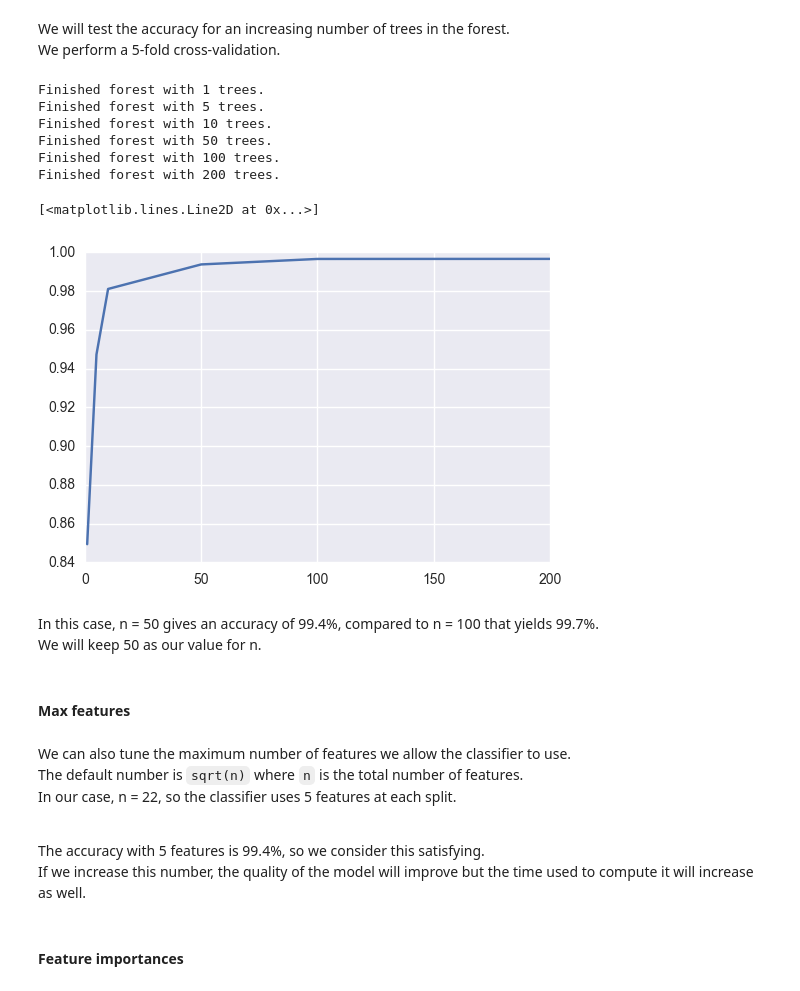
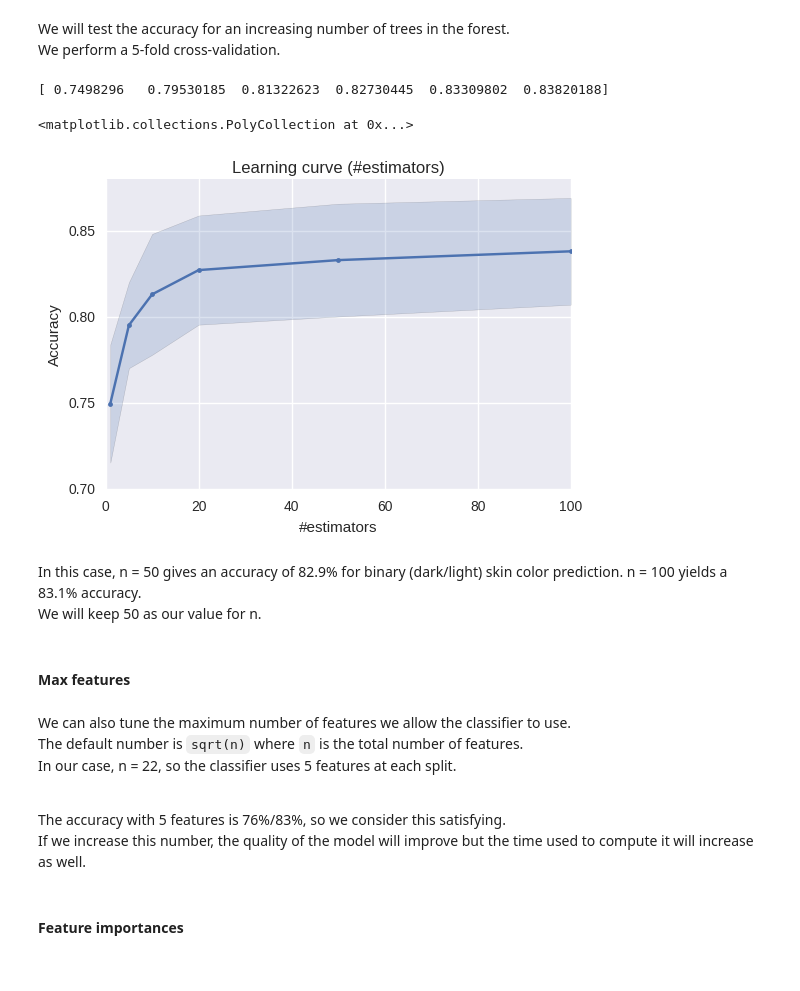
Before and after one commit to mukel/Homework, a Jupyter notebook: 04 - Applied ML/Hw4-AppliedML.ipynb, the cells around one changed output. Drawn from its saved outputs; the diff is of its cells as text; code cells hidden in the pictures.

```diff
--- a/04 - Applied ML/Hw4-AppliedML.ipynb
+++ b/04 - Applied ML/Hw4-AppliedML.ipynb
@@ -342,28 +362,31 @@ from sklearn.metrics import accuracy_score
 We will test the accuracy for an increasing number of trees in the forest.<br>
 We perform a 5-fold cross-validation.
 # %%
-n_estim = [1, 5, 10, 50, 100, 200]
-accuracies = []
+n_estim = [1, 5, 10, 20, 50, 100]
 
+pl.title("Learning curve (#estimators)")
+pl.xlabel('#estimators')
+pl.ylabel('Accuracy')
+
+means = []
+stds = []
 for n in n_estim:
-    forest = RandomForestClassifier(n_estimators=n)
-    scores = cross_validation.cross_val_score(forest, observations, target, cv=5)
-    accuracies.append(scores.mean())
-    print('Finished forest with', str(n), 'trees.')
+    model = RandomForestClassifier(n_estimators=n)
+    scores = cross_validation.cross_val_score(model, observations, target, cv=20, n_jobs=-1)
+    means.append(scores.mean())
+    stds.append(scores.std())
+    #print('Finished forest with', str(n), 'trees.')
+stds = np.array(stds)
+means = np.array(means)
+print(means)
+pl.plot(n_estim, means, marker='.')
+pl.fill_between(n_estim, means - stds, means + stds, alpha=.2)
 # %% [output]
-Finished forest with 1 trees.
-Finished forest with 5 trees.
-Finished forest with 10 trees.
-Finished forest with 50 trees.
-Finished forest with 100 trees.
-Finished forest with 200 trees.
+[ 0.7498296   0.79530185  0.81322623  0.82730445  0.83309802  0.83820188]
+<matplotlib.collections.PolyCollection at 0x...>
+[figure, added]
-# %%
-pl.plot(n_estim, accuracies)
-# %% [output]
-[<matplotlib.lines.Line2D at 0x...>]
-[figure, removed]
 # %% [markdown]
-In this case, n = 50 gives an accuracy of 99.4%, compared to n = 100 that yields 99.7%.<br>
+In this case, n = 50 gives an accuracy of 82.9% for binary (dark/light) skin color prediction. n = 100 yields a 83.1% accuracy.<br>
 We will keep 50 as our value for n.
 # %% [markdown]
 #### Max features
@@ -372,7 +395,7 @@ We can also tune the maximum number of features we allow the classifier to use.<
 The default number is `sqrt(n)` where `n` is the total number of features.<br>
 In our case, n = 22, so the classifier uses 5 features at each split.<br><br>
 
-The accuracy with 5 features is 99.4%, so we consider this satisfying.<br>
+The accuracy with 5 features is 76%/83%, so we consider this satisfying.<br>
 If we increase this number, the quality of the model will improve but the time used to compute it will increase as well.
 # %% [markdown]
 #### Feature importances
```
Also changed, not shown: parts of 27 cells of this notebook.
